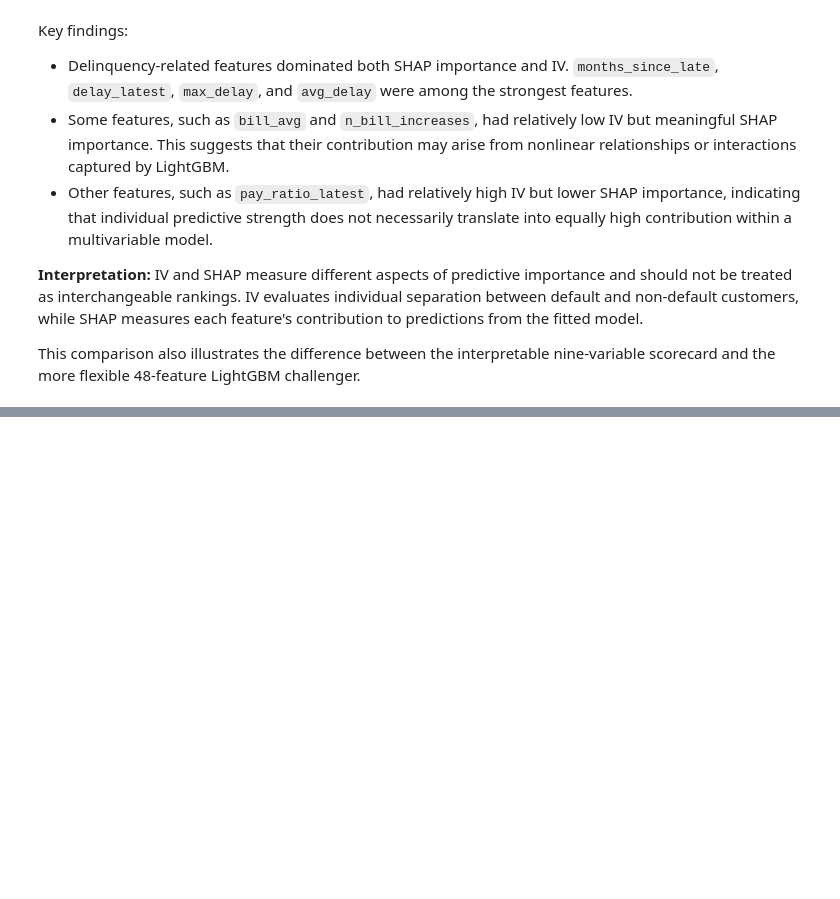
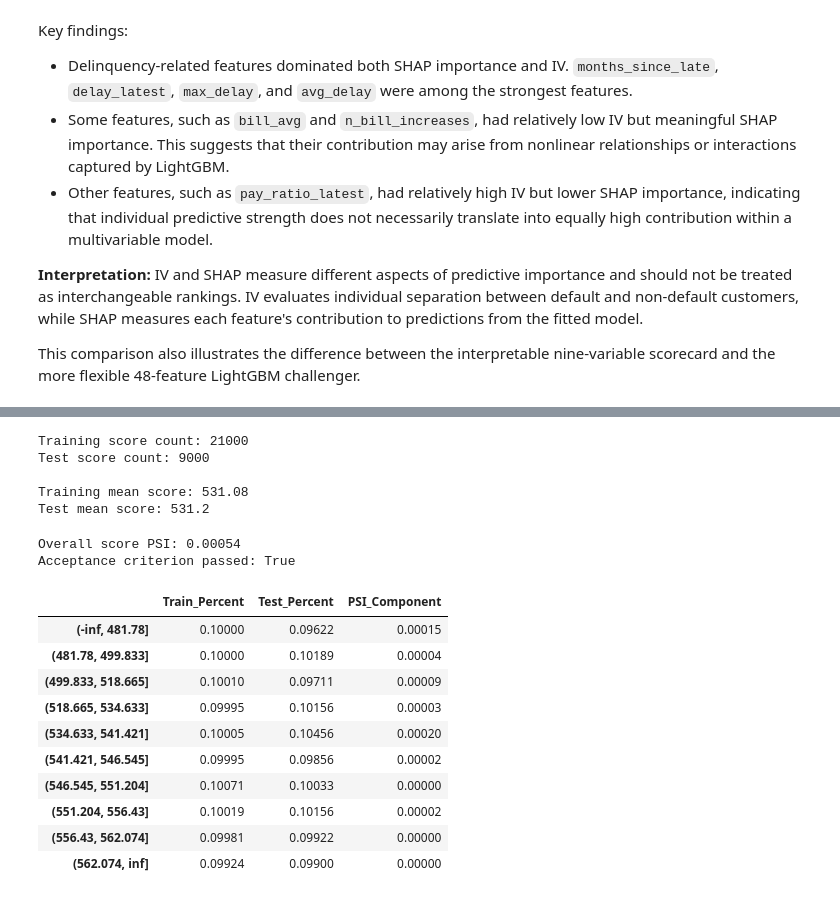
Before and after one commit to VaidehiKushwaha/credit-risk-scorecard-profit-optimization, a Jupyter notebook: notebooks/03_scorecard_and_ml_models.ipynb, the cells around one changed output, grey strips where cells are left out. Cells and saved outputs as stored; diff of their text form; code cells hidden in the pictures; blank space fills up the shorter version.

```diff
--- a/notebooks/03_scorecard_and_ml_models.ipynb
+++ b/notebooks/03_scorecard_and_ml_models.ipynb
@@ -4252,0 +5039,40 @@ This comparison also illustrates the difference between the interpretable nine-v
+# %%
+#Calculate training and test credit scores
+# Transform training features using the saved training bins
+W_train_stability = pd.DataFrame(index=X_train_stability.index)
+
+for feature in scorecard_features:
+    W_train_stability[feature] = scorecard_saved["bins"][feature].transform(
+        X_train_stability[feature].values,
+        metric="woe"
+    )
+
+W_train_stability = W_train_stability[scorecard_features]
+
+# Calculate training credit scores
+train_logit = (
+    scorecard_saved["model"].intercept_[0]
+    + W_train_stability.values @ scorecard_saved["model"].coef_[0]
+)
+
+train_credit_score = offset - factor * train_logit
+
+# Use the already transformed test WOE values
+test_logit = (
+    scorecard_saved["model"].intercept_[0]
+    + W_test.values @ scorecard_saved["model"].coef_[0]
+)
+
+test_credit_score = offset - factor * test_logit
+
+print("Training score count:", len(train_credit_score))
+print("Test score count:", len(test_credit_score))
+
+print("\nTraining mean score:", round(train_credit_score.mean(), 2))
+print("Test mean score:", round(test_credit_score.mean(), 2))
+# %% [output]
+Training score count: 21000
+Test score count: 9000
+
+Training mean score: 531.08
+Test mean score: 531.2
@@ -4252,0 +5123,25 @@ This comparison also illustrates the difference between the interpretable nine-v
+# %%
+score_psi, score_psi_table = calculate_psi(
+    train_credit_score,
+    test_credit_score,
+    score_bins
+)
+
+print("Overall score PSI:", round(score_psi, 5))
+print("Acceptance criterion passed:", score_psi < 0.10)
+
+display(score_psi_table.round(5))
+# %% [output]
+Overall score PSI: 0.00054
+Acceptance criterion passed: True
+|  | Train_Percent | Test_Percent | PSI_Component |
+| (-inf, 481.78] | 0.10000 | 0.09622 | 0.00015 |
+| (481.78, 499.833] | 0.10000 | 0.10189 | 0.00004 |
+| (499.833, 518.665] | 0.10010 | 0.09711 | 0.00009 |
+| (518.665, 534.633] | 0.09995 | 0.10156 | 0.00003 |
+| (534.633, 541.421] | 0.10005 | 0.10456 | 0.00020 |
+| (541.421, 546.545] | 0.09995 | 0.09856 | 0.00002 |
+| (546.545, 551.204] | 0.10071 | 0.10033 | 0.00000 |
+| (551.204, 556.43] | 0.10019 | 0.10156 | 0.00002 |
+| (556.43, 562.074] | 0.09981 | 0.09922 | 0.00000 |
+| (562.074, inf] | 0.09924 | 0.09900 | 0.00000 |
```
Also changed, not shown: parts of 61 cells of this notebook, 3 other files.
